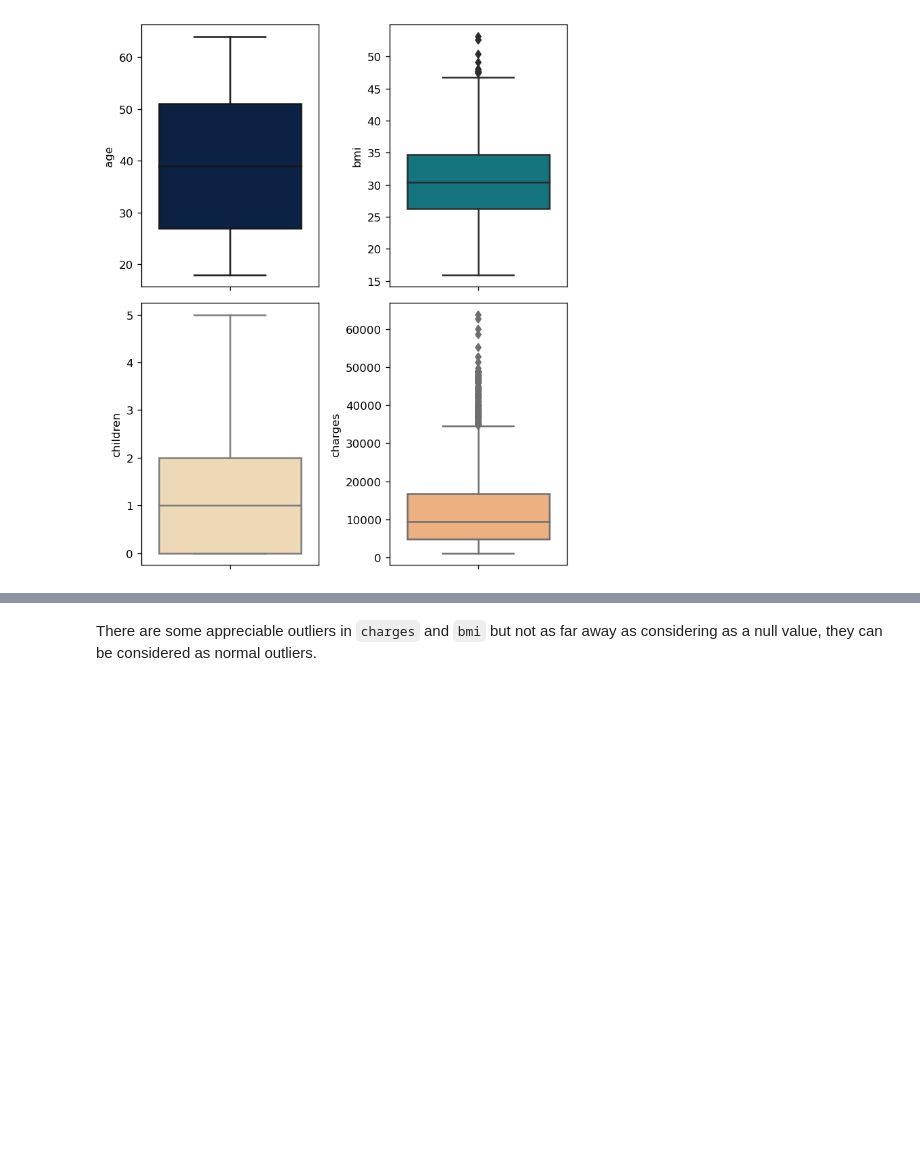
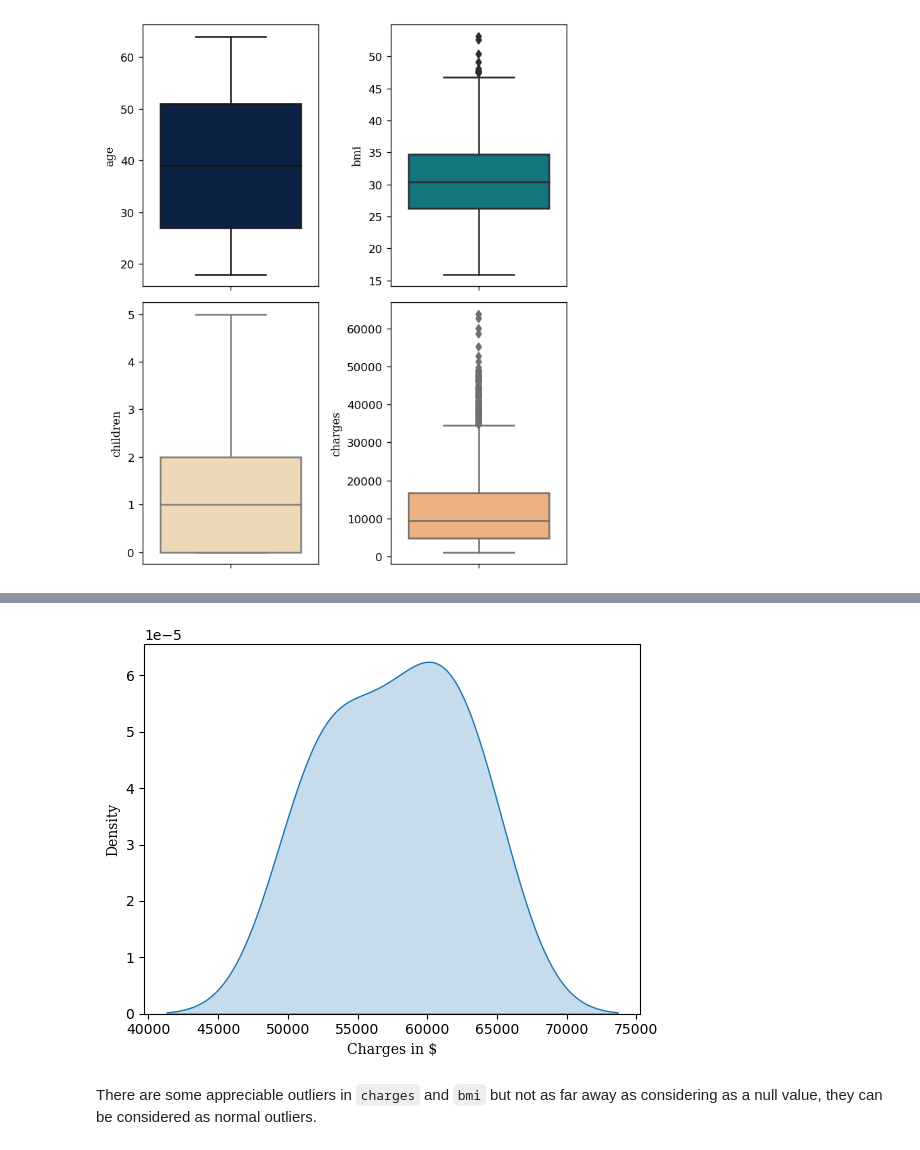
Before and after one commit to fenilenvinileno97/linear_regression, a Jupyter notebook: 3-practice.ipynb, the cells around one changed output, grey strips where cells are left out. Cells and saved outputs as stored; diff of their text form; code cells hidden in the pictures; blank space fills up the shorter version.

```diff
--- a/3-practice.ipynb
+++ b/3-practice.ipynb
@@ -90,6 +100,9 @@ raw_df.sex.value_counts()
 male      676
 female    662
 Name: sex, dtype: int64
+# %%
+font1 = {"family" : "serif", "size" : 20}
+font2 = {"family" : "serif", "size" : 10}
 # %%
 fig, axes = plt.subplots(nrows=2, ncols=2, figsize=(6,7), dpi=120, sharex=False, sharey=False)
 sns.boxplot(data=raw_df, y="age", hue="sex", showfliers=True, ax=axes.flat[0], color="#01204E")
@@ -111,0 +133,4 @@ plt.show()
+# %%
+# Outliers in charges (out of IQR range)
+outliers = raw_df[raw_df.charges >= raw_df.charges.quantile(0.995)].sort_values(ascending=False, by="charges")
+outliers
@@ -112,2 +146,9 @@ plt.show()
+# %%
+sns.kdeplot(data=outliers, x="charges", fill=True)
+plt.xlabel("Charges in $", fontdict=font2)
+plt.ylabel("Density", fontdict=font2)
+plt.show()
+# %% [output]
+[figure, added]
 # %% [markdown]
 There are some appreciable outliers in `charges` and `bmi` but not as far away as considering as a null value, they can be considered as normal outliers.
```
Also changed, not shown: parts of 26 cells of this notebook, 2 other files.
